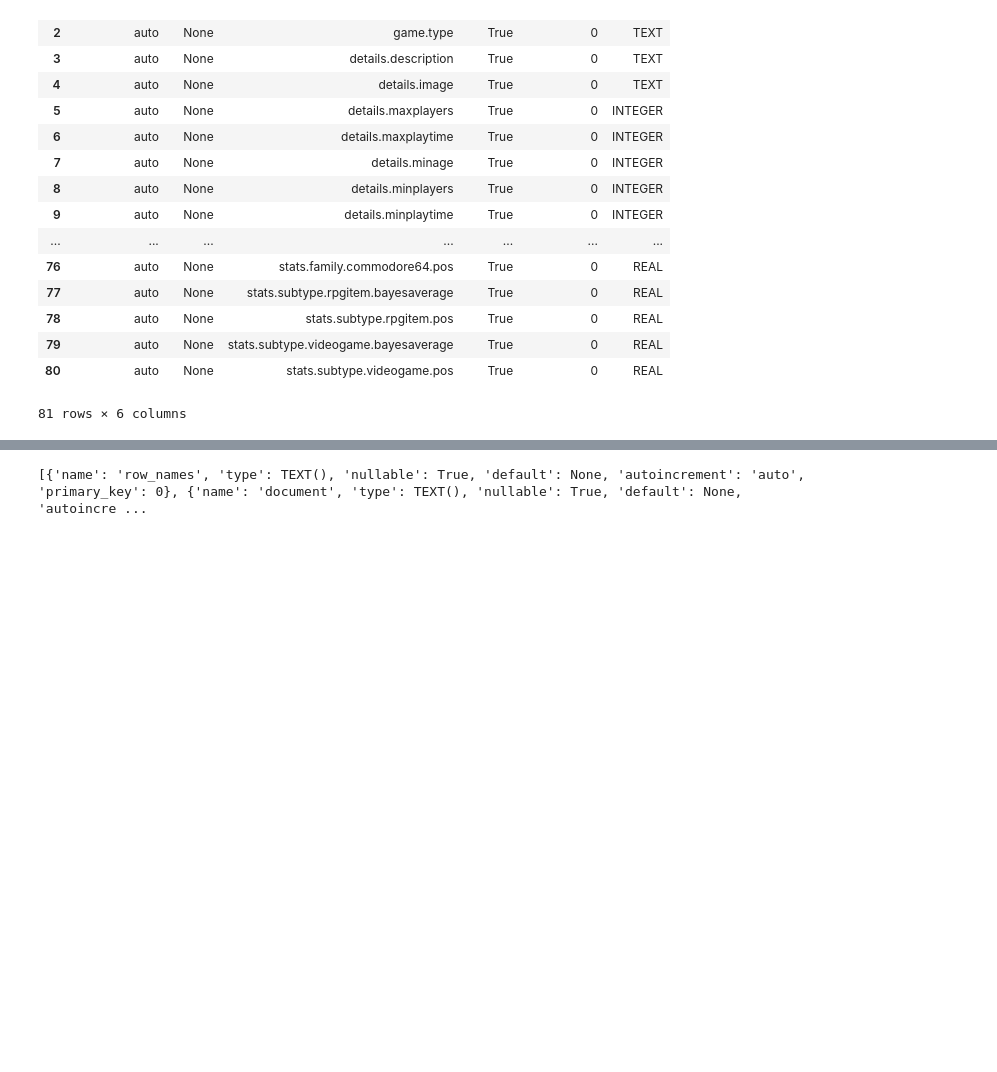
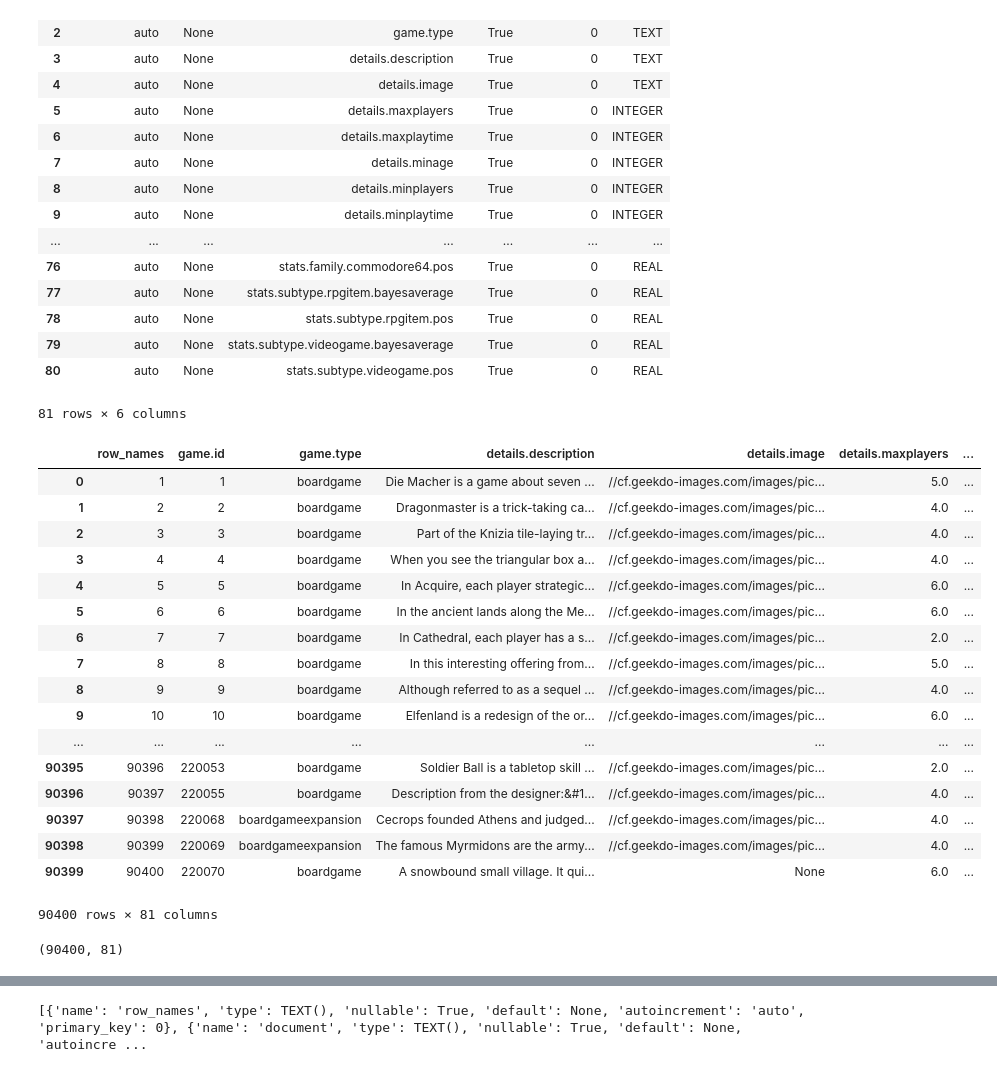
Before and after one commit to WT-CodeToSolve/Adv-Data-Analytics, a Jupyter notebook: BoardGame Ex Answer.ipynb, the cells around one changed output, grey strips where cells are left out. Drawn from its saved outputs; the diff is of its cells as text; code cells hidden in the pictures; blank space fills up the shorter version.

```diff
--- a/BoardGame Ex Answer.ipynb
+++ b/BoardGame Ex Answer.ipynb
@@ -42,3 +42,31 @@ field_names
 | 79 | auto | None | stats.subtype.videogame.bayesaverage | True | 0 | REAL |
 | 80 | auto | None | stats.subtype.videogame.pos | True | 0 | REAL |
 81 rows × 6 columns
+# %%
+sql ="SELECT * FROM BOARDGAMES;"
+# %%
+games_data_df = pd.read_sql(sql, engine)
+games_data_df
+# %% [output]
+|  | row_names | game.id | game.type | details.description | details.image | details.maxplayers | ... |
+| 0 | 1 | 1 | boardgame | Die Macher is a game about seven ... | //cf.geekdo-images.com/images/pic... | 5.0 | ... |
+| 1 | 2 | 2 | boardgame | Dragonmaster is a trick-taking ca... | //cf.geekdo-images.com/images/pic... | 4.0 | ... |
+| 2 | 3 | 3 | boardgame | Part of the Knizia tile-laying tr... | //cf.geekdo-images.com/images/pic... | 4.0 | ... |
+| 3 | 4 | 4 | boardgame | When you see the triangular box a... | //cf.geekdo-images.com/images/pic... | 4.0 | ... |
+| 4 | 5 | 5 | boardgame | In Acquire, each player strategic... | //cf.geekdo-images.com/images/pic... | 6.0 | ... |
+| 5 | 6 | 6 | boardgame | In the ancient lands along the Me... | //cf.geekdo-images.com/images/pic... | 6.0 | ... |
+| 6 | 7 | 7 | boardgame | In Cathedral, each player has a s... | //cf.geekdo-images.com/images/pic... | 2.0 | ... |
+| 7 | 8 | 8 | boardgame | In this interesting offering from... | //cf.geekdo-images.com/images/pic... | 5.0 | ... |
+| 8 | 9 | 9 | boardgame | Although referred to as a sequel ... | //cf.geekdo-images.com/images/pic... | 4.0 | ... |
+| 9 | 10 | 10 | boardgame | Elfenland is a redesign of the or... | //cf.geekdo-images.com/images/pic... | 6.0 | ... |
+| ... | ... | ... | ... | ... | ... | ... | ... |
+| 90395 | 90396 | 220053 | boardgame | Soldier Ball is a tabletop skill ... | //cf.geekdo-images.com/images/pic... | 2.0 | ... |
+| 90396 | 90397 | 220055 | boardgame | Description from the designer:&#1... | //cf.geekdo-images.com/images/pic... | 4.0 | ... |
+| 90397 | 90398 | 220068 | boardgameexpansion | Cecrops founded Athens and judged... | //cf.geekdo-images.com/images/pic... | 4.0 | ... |
+| 90398 | 90399 | 220069 | boardgameexpansion | The famous Myrmidons are the army... | //cf.geekdo-images.com/images/pic... | 4.0 | ... |
+| 90399 | 90400 | 220070 | boardgame | A snowbound small village. It qui... | None | 6.0 | ... |
+90400 rows × 81 columns
+# %%
+games_data_df.shape #find the rows and columns
+# %% [output]
+(90400, 81)
```
Also changed, not shown: parts of 13 cells of this notebook.
